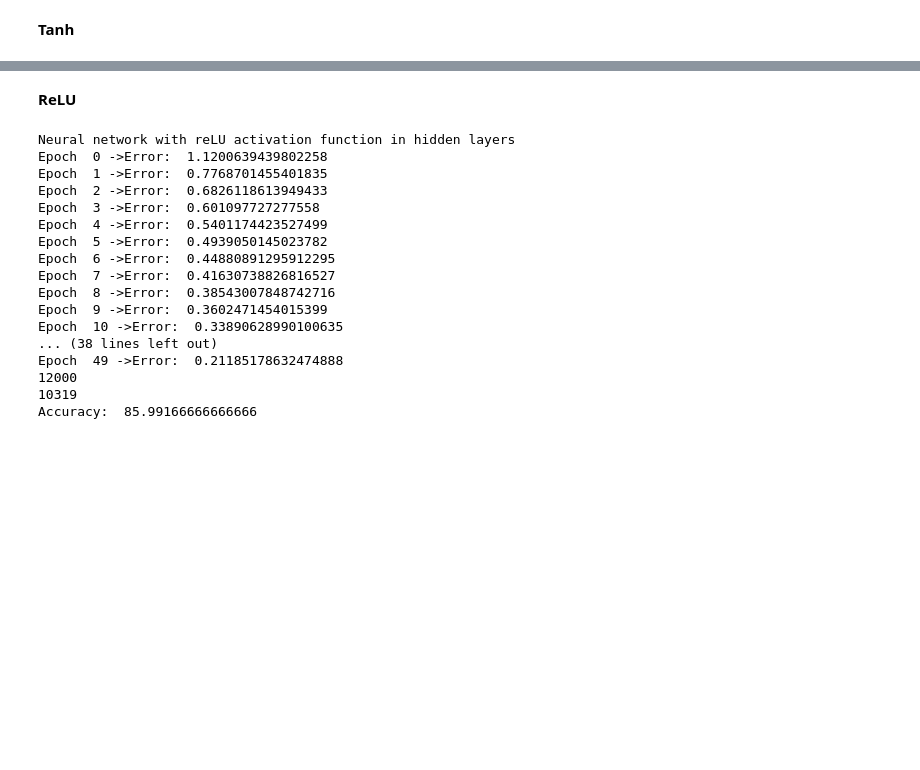
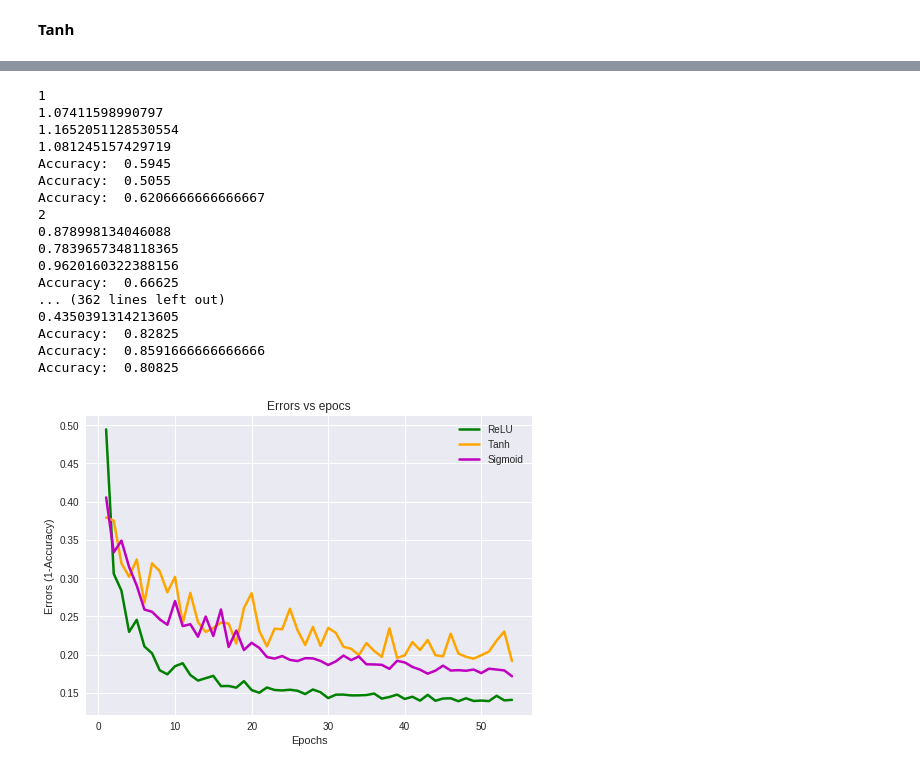
Before and after one commit to anujbansal16/Neural-Network, a Jupyter notebook: Assignment5.ipynb, the cells around one changed output, grey strips where cells are left out. Saved outputs shown, nothing was run; the diff lists cells and outputs as text; code cells hidden in the pictures; blank space fills up the shorter version.

Commit message:
Graphs of loss vs epochs and layers

```diff
--- a/Assignment5.ipynb
+++ b/Assignment5.ipynb
@@ -203,10 +242,12 @@ class NeuralNet:
 def getOneHotLabels(data,k):
     one_hot_labels = np.zeros((len(data), k))
     for i in range(len(data)):
-        one_hot_labels[i,data[i,0]] = 1
+        one_hot_labels[i,int(data[i,0])] = 1
     return one_hot_labels
 # %%
-data=pd.read_csv("../input/apparel-trainval.csv").values
+data=pd.read_csv("apparel-trainval.csv").values
+# testdata=pd.read_csv("../input/fashionmnist/fashion-mnist_test.csv").values
+testdata=pd.read_csv("apparel-test.csv").values
 # %% [markdown]
 ### Question-1 Part-2
 # %% [markdown]
@@ -264,11 +354,13 @@ noofneurons=[784,16,16,10]
 activationFunctions=[None,"tanh","tanh","softmax"]
 batchSize=64
 epochs=50
-learningRat=0.1
+learningRat=0.3
+trainInputs=trainInputs/255
+testInputs=testInputs/255
+
 
 #NeuralNet(noLayers, noNeurons in each layer, activationFunctions)
 nn=NeuralNet(numberofLayers,noofneurons,activationFunctions)
-
 nn.trainNetwork(trainInputs,oneHotLabelsTrain,batchSize,epochs,learningRat)
 nn.getAccuracy( testInputs, oneHotLabelsTest)
 # %% [output]
@@ -292,40 +383,0 @@ Accuracy:  80.24166666666666
-# %% [markdown]
-**ReLU**
-# %%
-train,test=splitTrainTest(data,80)
-oneHotLabelsTrain=getOneHotLabels(train,10)
-oneHotLabelsTest=getOneHotLabels(test,10)
-trainInputs=train[:,1:]
-testInputs=test[:,1:]
-print("Neural network with reLU activation function in hidden layers")
-
-numberofLayers=4
-noofneurons=[784,16,16,10]
-activationFunctions=[None,"relu","relu","softmax"]
-batchSize=64
-epochs=50
-learningRat=0.1
-
-#NeuralNet(noLayers, noNeurons in each layer, activationFunctions)
-nn=NeuralNet(numberofLayers,noofneurons,activationFunctions)
-
-nn.trainNetwork(trainInputs,oneHotLabelsTrain,batchSize,epochs,learningRat)
-nn.getAccuracy( testInputs, oneHotLabelsTest)
-# %% [output]
-Neural network with reLU activation function in hidden layers
-Epoch  0 ->Error:  1.1200639439802258
-Epoch  1 ->Error:  0.7768701455401835
-Epoch  2 ->Error:  0.6826118613949433
-Epoch  3 ->Error:  0.601097727277558
-Epoch  4 ->Error:  0.5401174423527499
-Epoch  5 ->Error:  0.4939050145023782
-Epoch  6 ->Error:  0.44880891295912295
-Epoch  7 ->Error:  0.41630738826816527
-Epoch  8 ->Error:  0.38543007848742716
-Epoch  9 ->Error:  0.3602471454015399
-Epoch  10 ->Error:  0.33890628990100635
-... (38 lines left out)
-Epoch  49 ->Error:  0.21185178632474888
-12000
-10319
-Accuracy:  85.99166666666666
@@ -331,0 +434,21 @@ Accuracy:  85.99166666666666
+# %%
+errorPlot()
+# %% [output]
+1
+1.07411598990797
+1.1652051128530554
+1.081245157429719
+Accuracy:  0.5945
+Accuracy:  0.5055
+Accuracy:  0.6206666666666667
+2
+0.878998134046088
+0.7839657348118365
+0.9620160322388156
+Accuracy:  0.66625
+... (362 lines left out)
+0.4350391314213605
+Accuracy:  0.82825
+Accuracy:  0.8591666666666666
+Accuracy:  0.80825
+[figure, added]
```
Also changed, not shown: parts of 9 cells of this notebook, 3 other files.
